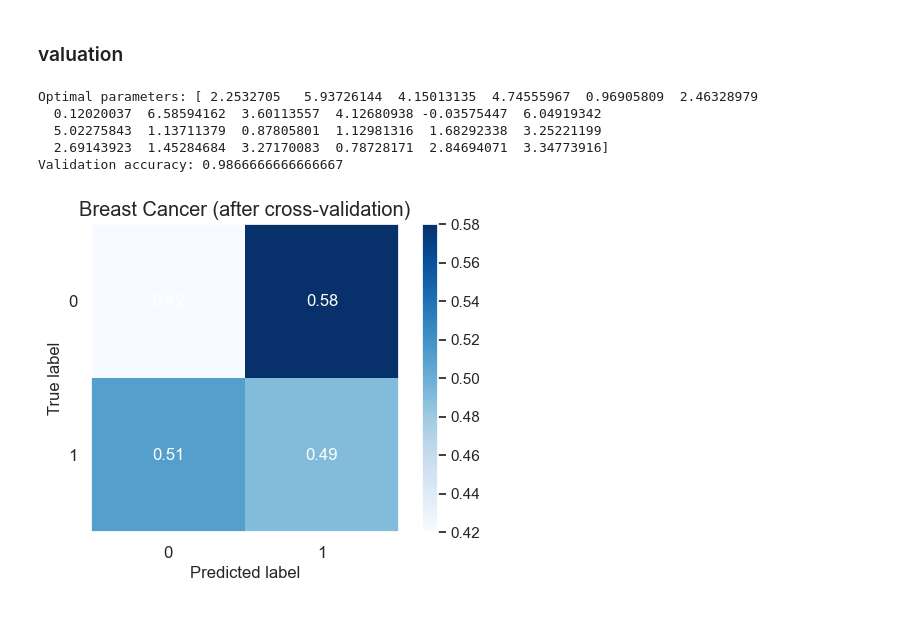
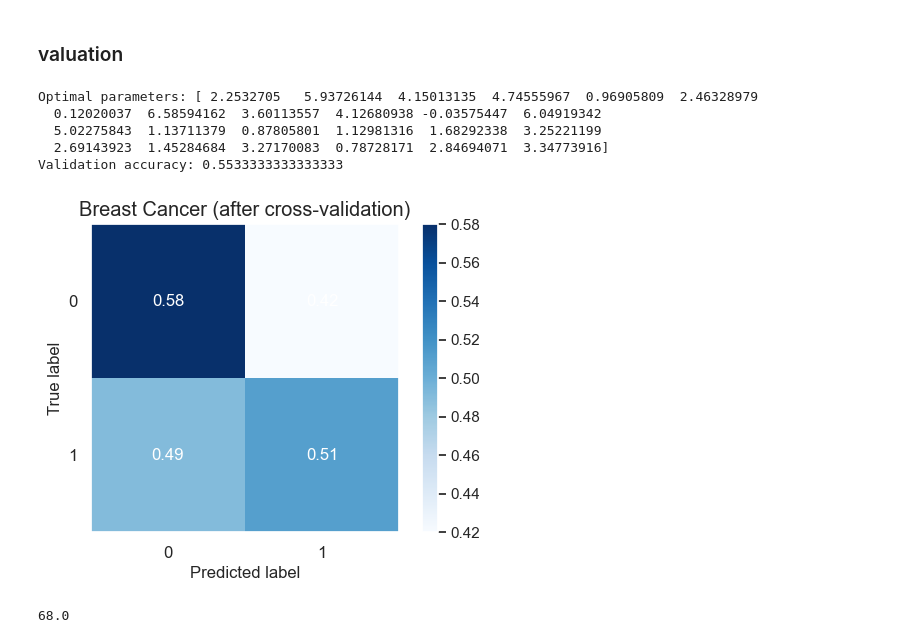
Before and after one commit to Roman20022002/QPQC_Project, a Jupyter notebook: n_qubits_QVC_Breast_Cancer_run_arnoud.ipynb, the cells around one changed output. Cells and saved outputs as stored; diff of their text form; code cells hidden in the pictures.

```diff
--- a/n_qubits_QVC_Breast_Cancer_run_arnoud.ipynb
+++ b/n_qubits_QVC_Breast_Cancer_run_arnoud.ipynb
@@ -118,7 +118,7 @@ def PCA2(X, y, n_dimensions):
 # %%
 dataset = load_breast_cancer()
 
-used_points = 350 ## Must be multiple of 70
+used_points = 70 ## Must be multiple of 70
 
 X = dataset.data[:used_points]
 y = dataset.target[:used_points]
@@ -225,7 +225,7 @@ for i in tqdm(range(0, epochs)):
 
     h_subtest = np.zeros(len(y_test))
     for j in range(0, len(y_test)):
-        h_subtest[j] = h(X_test[j], theta, n, d, shots)
+        h_subtest[j] = h(X_test[j], k_theta_opt, n, d, shots)
 
     train_result = 1 - ( (np.abs((sum(2*labels-1-prediction))/2)) / len(labels) )
     test_result = 1 - ( np.abs((sum(2*y_test-1-h_subtest)/2)) / len(y_test) )
@@ -312,8 +314,8 @@ for i in tqdm(range(k)):
     for j in range(0, len(k_y_test)):
         k_test_predictions[j] = h(k_X_test[j], k_theta_opt, n, d, shots)
 
-    k_train_result = 1 - ( (np.abs(sum(2*k_y_train-1-k_train_predictions))/2) / len(k_y_train) )
-    k_test_result = 1 - ( (np.abs(sum(2*k_y_test-1-k_test_predictions)/2)) / len(k_y_test) )
+    k_train_result = 1 - ( (sum(np.abs(2*k_y_train-1-k_train_predictions))/2) / len(k_y_train) )
+    k_test_result = 1 - ( (sum(np.abs(2*k_y_test-1-k_test_predictions)/2)) / len(k_y_test) )
     k_training_accuracies.append(k_train_result)
     k_testing_accuracies.append(k_test_result)
 # %%
@@ -353,7 +355,7 @@ h_val = np.zeros(len(y_val))
 for i in range(0, len(y_val)):
     h_val[i] = h(X_val[i], k_theta_opt, n, d, shots)
 
-validation_accuracy = 1 - ( (np.abs(sum(2*y_val-1-h_val))/2) / len(y_val) )
+validation_accuracy = 1 - (sum(np.abs(2*y_val-1-h_val))/2) / len(y_val)
 
 print("Optimal parameters: "+ str(k_theta_opt))
 print("Validation accuracy: "+ str(validation_accuracy))
@@ -362,16 +364,20 @@ Optimal parameters: [ 2.2532705   5.93726144  4.15013135  4.74555967  0.96905809
   0.12020037  6.58594162  3.60113557  4.12680938 -0.03575447  6.04919342
   5.02275843  1.13711379  0.87805801  1.12981316  1.68292338  3.25221199
   2.69143923  1.45284684  3.27170083  0.78728171  2.84694071  3.34773916]
-Validation accuracy: 0.9866666666666667
+Validation accuracy: 0.5533333333333333
 # %%
 tmp = []
 for i in range(0, len(h_val)):
-    if h_val[i] == 1:
+    if h_val[i] == -1:
         tmp.append(0)
     else:
         tmp.append(1)
 
 skplt.metrics.plot_confusion_matrix(y_val, tmp, normalize=True, title = 'Breast Cancer (after cross-validation)');
 plt.savefig('BC_cf.pdf')
 # %% [output]
-[figure, old version]
+[figure, new version]
+# %%
+(sum(np.abs(2*y_val-1-h_val))/2)
+# %% [output]
+68.0
```
Also changed, not shown: parts of 5 cells of this notebook.
